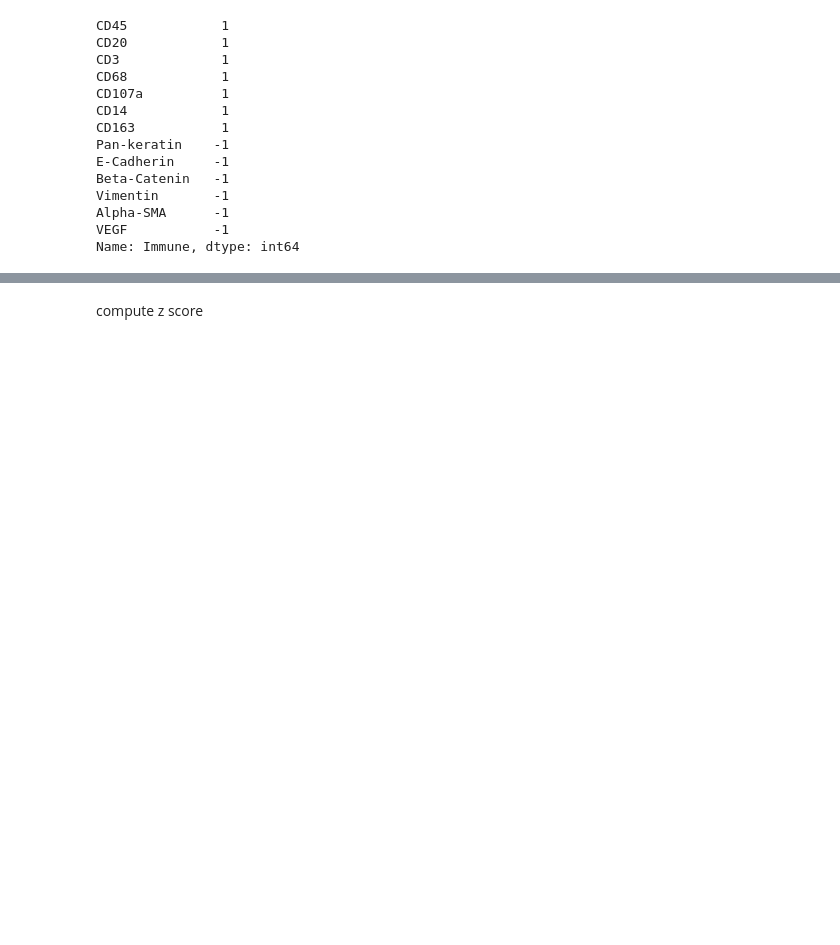
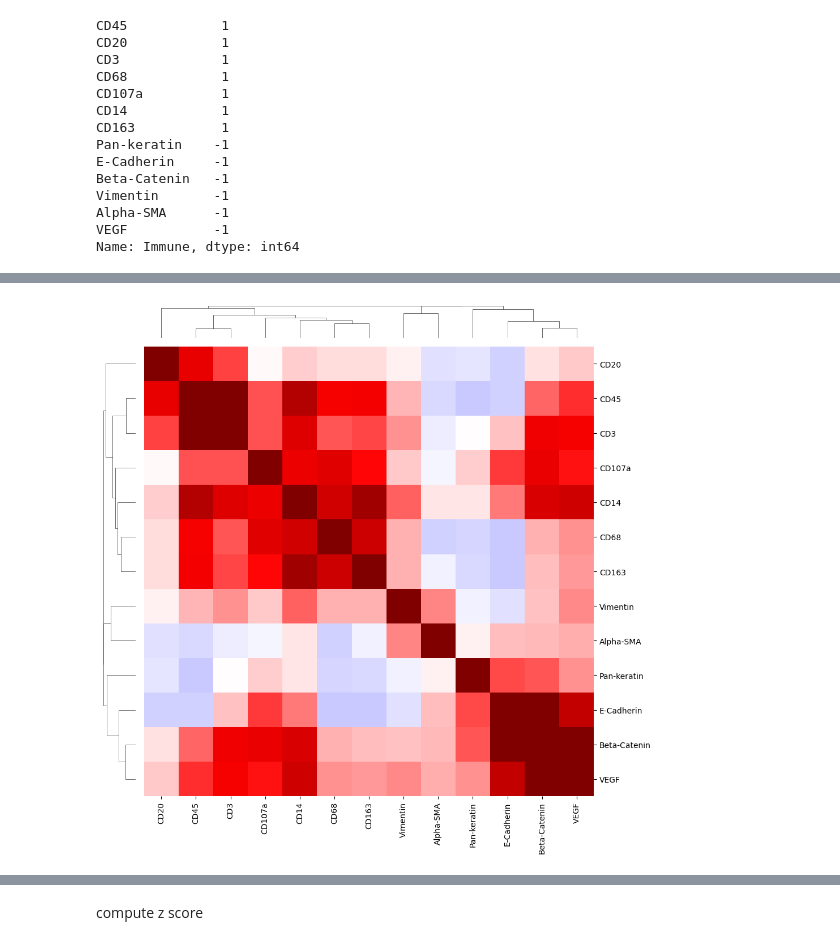
Before and after one commit to Schumacher-group/IMC_TNBC_analysis, a Jupyter notebook: deepcell/cost_segmentation.ipynb, the cells around one changed output, grey strips where cells are left out. Drawn from its saved outputs; the diff is of its cells as text; code cells hidden in the pictures; blank space fills up the shorter version.

```diff
--- a/deepcell/cost_segmentation.ipynb
+++ b/deepcell/cost_segmentation.ipynb
@@ -45,0 +57,7 @@ for col in cost_tb.index:
+# %%
+
+sns.clustermap(prot_table[cost_tb.index].corr(),vmin=-0.7,vmax = 0.7,cmap = 'seismic',dendrogram_ratio=0.07,cbar_pos= None)
+plt.tight_layout()
+#plt.savefig('figures/cell_corr_selected_p.png')
+# %% [output]
+[figure, added]
```
Also changed, not shown: parts of 28 cells of this notebook, 38 other files.
